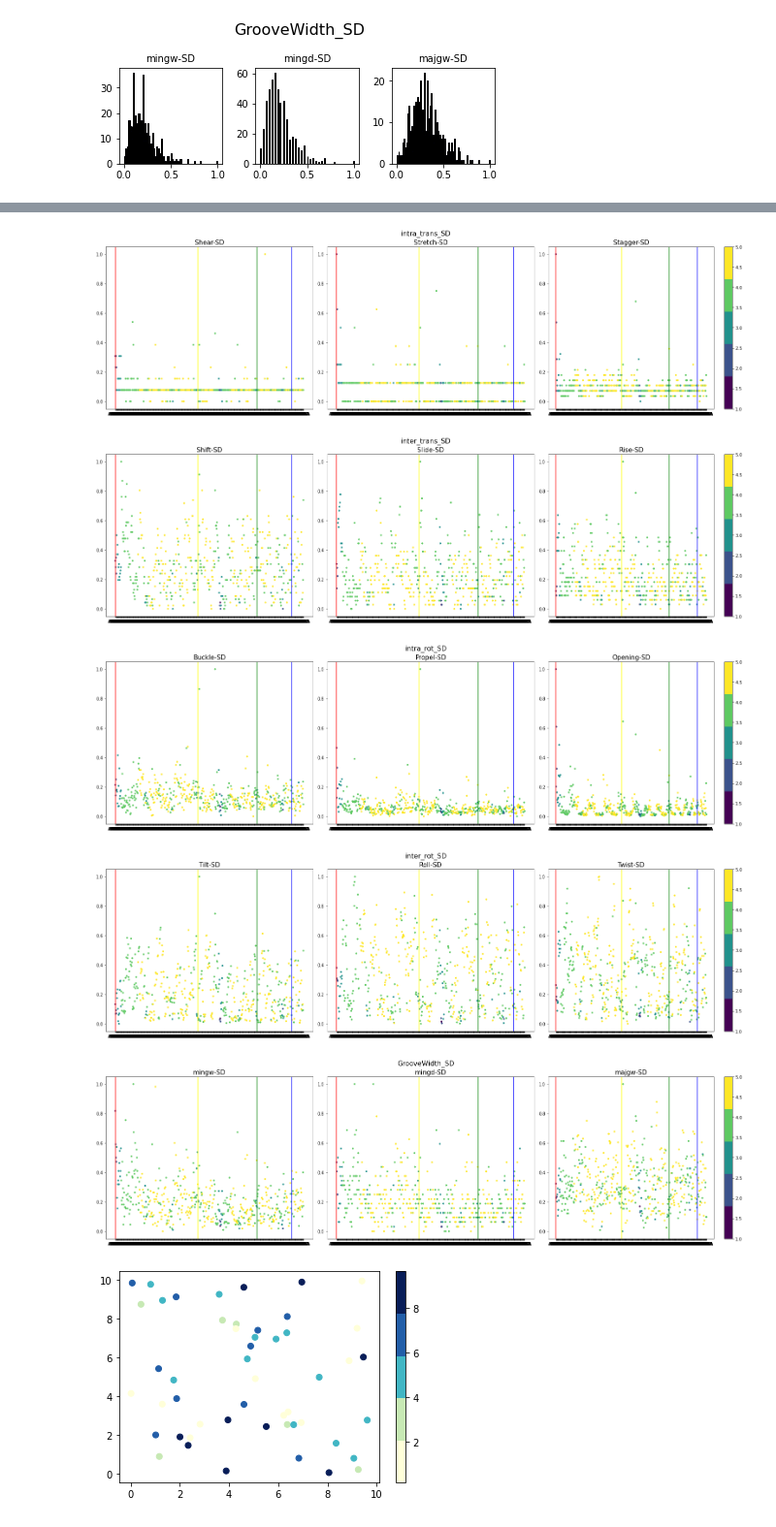
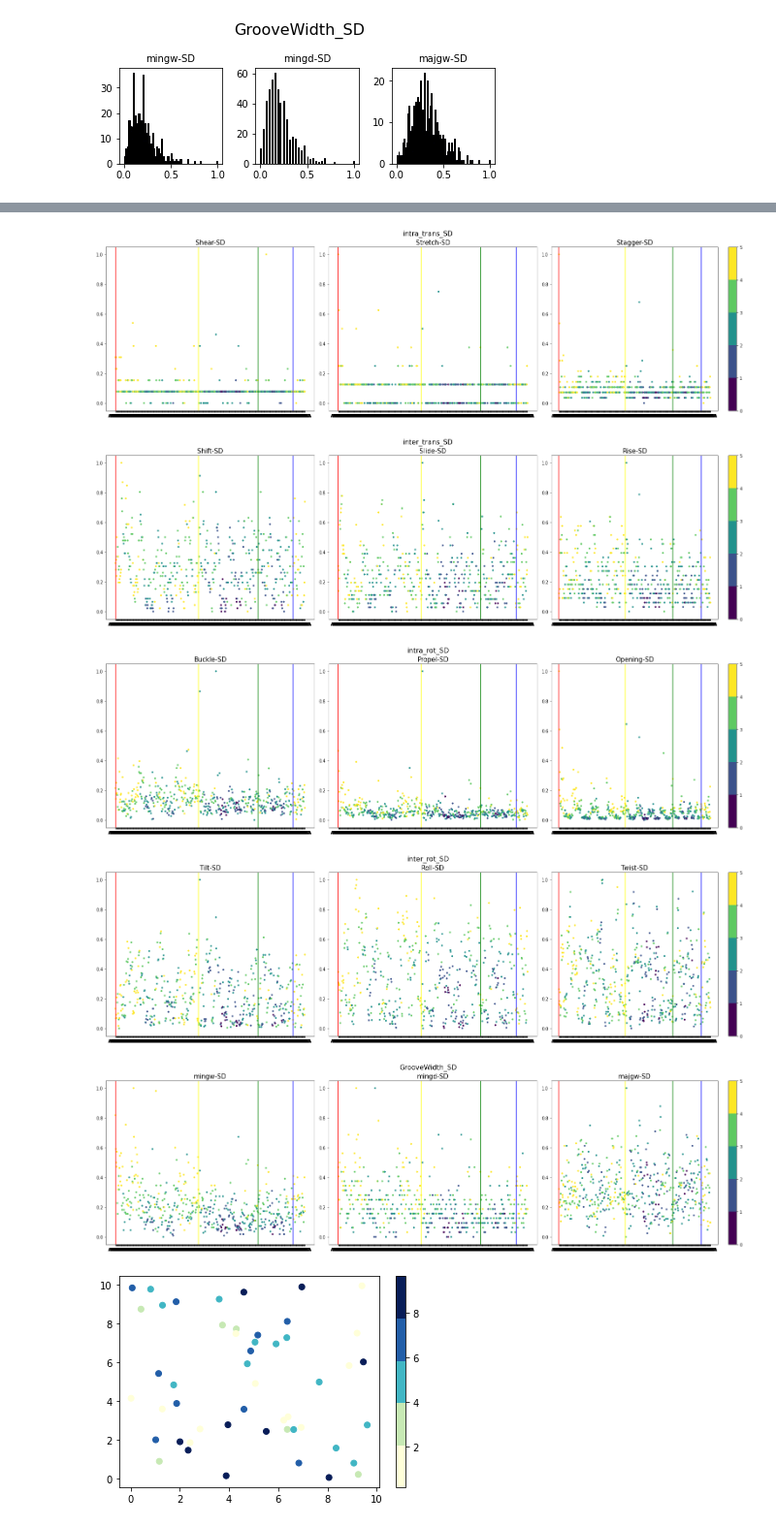
Before and after one commit to beckii0930/nucleosome_occupancy, a Jupyter notebook: SD_value/SD_val_analysis.ipynb, the cells around one changed output, grey strips where cells are left out. Shown at 97% size. Cells and saved outputs as stored; diff of their text form; code cells hidden in the pictures.

```diff
--- a/SD_value/SD_val_analysis.ipynb
+++ b/SD_value/SD_val_analysis.ipynb
@@ -324,4 +279,11 @@ def pltcolor(lst):
         elif l=='TTTTT':
             cols.append(1)
     return cols
+# %%
+def pltcolorGC(lst):
+    cols=[]
+    for l in lst:
+        cols.append(l*(-1)+5)
+
+    return cols
 # %%
@@ -352,0 +314,12 @@ all_norm_shape_vals, all_shape_vals2 = shape_param_analysis(tb)
+# %%
+#################################### GC
+color_group = []
+debug = 0
+for pentamer in tb.keys():
+    GC = 0
+    for letter in pentamer:
+        if letter == 'C' or letter == 'G' :
+            GC+=1
+
+    color_group += [GC]
+    debug += 1
@@ -371,7 +346,7 @@ for i in range(len(All_params)):
 
         # Draw the plot
         x = all_norm_shape_vals[pic_index[j]]
-        cols=pltcolor(color_group)
+        cols=pltcolorGC(color_group)
         plt.scatter(tb.keys(), x, s=10, c=cols, cmap=cm.get_cmap('viridis', 5))
 
 #         Title and labels
@@ -394,8 +369,8 @@ for i in range(len(All_params)):
-[figure, old version]
+[figure, new version]
-[figure, old version]
+[figure, new version]
-[figure, old version]
+[figure, new version]
-[figure, old version]
+[figure, new version]
-[figure, old version]
+[figure, new version]
 # %%
 from matplotlib.colors import ListedColormap
 import matplotlib.pyplot as plt
```
Also changed, not shown: parts of 4 cells of this notebook, 1 other file.
